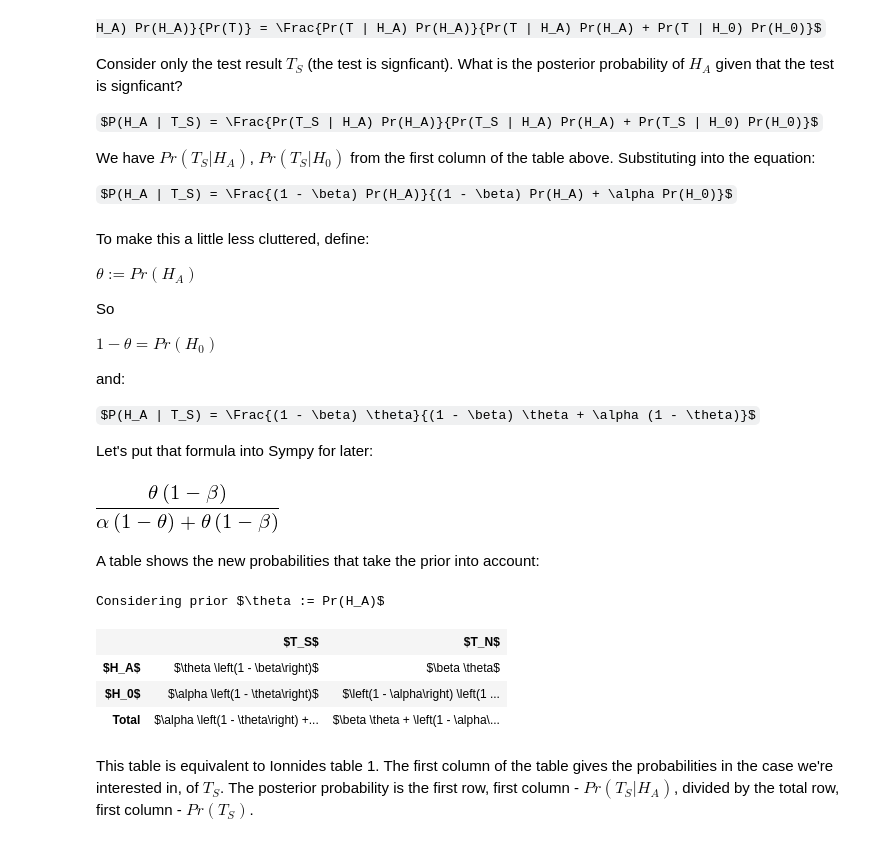
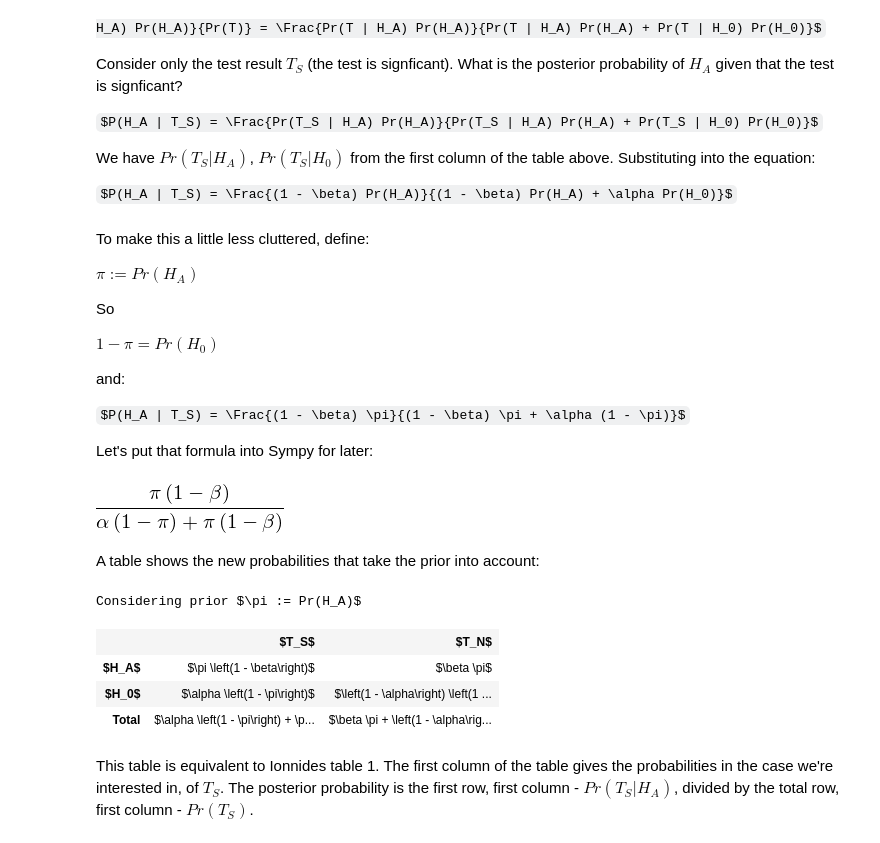
Before and after one commit to matthew-brett/sketch-books, a Jupyter notebook: Ioannides exposition.ipynb, the cells around one changed output. Cells and saved outputs as stored; diff of their text form; code cells hidden in the pictures; some formulas as TeX source.

```diff
--- a/Ioannides exposition.ipynb
+++ b/Ioannides exposition.ipynb
@@ -128,37 +128,37 @@ $P(H_A | T_S) = \Frac{(1 - \beta) Pr(H_A)}{(1 - \beta) Pr(H_A) + \alpha Pr(H_0)}
 # %% [markdown]
 To make this a little less cluttered, define:
 
-$\theta := Pr(H_A)$
+$\pi := Pr(H_A)$
 
 So
 
-$1 - \theta = Pr(H_0)$
+$1 - \pi = Pr(H_0)$
 
 and:
 
-$P(H_A | T_S) = \Frac{(1 - \beta) \theta}{(1 - \beta) \theta + \alpha (1 - \theta)}$
+$P(H_A | T_S) = \Frac{(1 - \beta) \pi}{(1 - \beta) \pi + \alpha (1 - \pi)}$
 
 Let's put that formula into Sympy for later:
 # %%
-theta = symbols(r'\theta')
-post_prob = (1 - beta) * theta / ((1 - beta) * theta + alpha * (1 - theta))
+pi = symbols(r'\pi')
+post_prob = (1 - beta) * pi / ((1 - beta) * pi + alpha * (1 - pi))
 post_prob
 # %% [output]
-[figure, old version]
+[figure, new version]
 # %% [markdown]
 A table shows the new probabilities that take the prior into account:
 # %%
-assoc = dict(t_s = theta * (1 - beta),
-             t_ns = theta * beta,
-             f_s = (1 - theta) * alpha,
-             f_ns = (1 - theta) * (1 - alpha))
-HTML(association_table(assoc, r'Considering prior $\theta := Pr(H_A)$'))
+assoc = dict(t_s = pi * (1 - beta),
+             t_ns = pi * beta,
+             f_s = (1 - pi) * alpha,
+             f_ns = (1 - pi) * (1 - alpha))
+HTML(association_table(assoc, r'Considering prior $\pi := Pr(H_A)$'))
 # %% [output]
-Considering prior $\theta := Pr(H_A)$
+Considering prior $\pi := Pr(H_A)$
 |  | $T_S$ | $T_N$ |
-| $H_A$ | $\theta \left(1 - \beta\right)$ | $\beta \theta$ |
-| $H_0$ | $\alpha \left(1 - \theta\right)$ | $\left(1 - \alpha\right) \left(1 ... |
-| Total | $\alpha \left(1 - \theta\right) +... | $\beta \theta + \left(1 - \alpha\... |
+| $H_A$ | $\pi \left(1 - \beta\right)$ | $\beta \pi$ |
+| $H_0$ | $\alpha \left(1 - \pi\right)$ | $\left(1 - \alpha\right) \left(1 ... |
+| Total | $\alpha \left(1 - \pi\right) + \p... | $\beta \pi + \left(1 - \alpha\rig... |
 # %% [markdown]
 This table is equivalent to Ionnides table 1. The first column of the table gives the probabilities in the case we're interested in, of $T_S$.  The posterior probability is the first row, first column - $Pr(T_S | H_A)$, divided by the total row, first column - $Pr(T_S)$.
 # %% [markdown]
```
Also changed, not shown: parts of 24 cells of this notebook, 1 other file.
